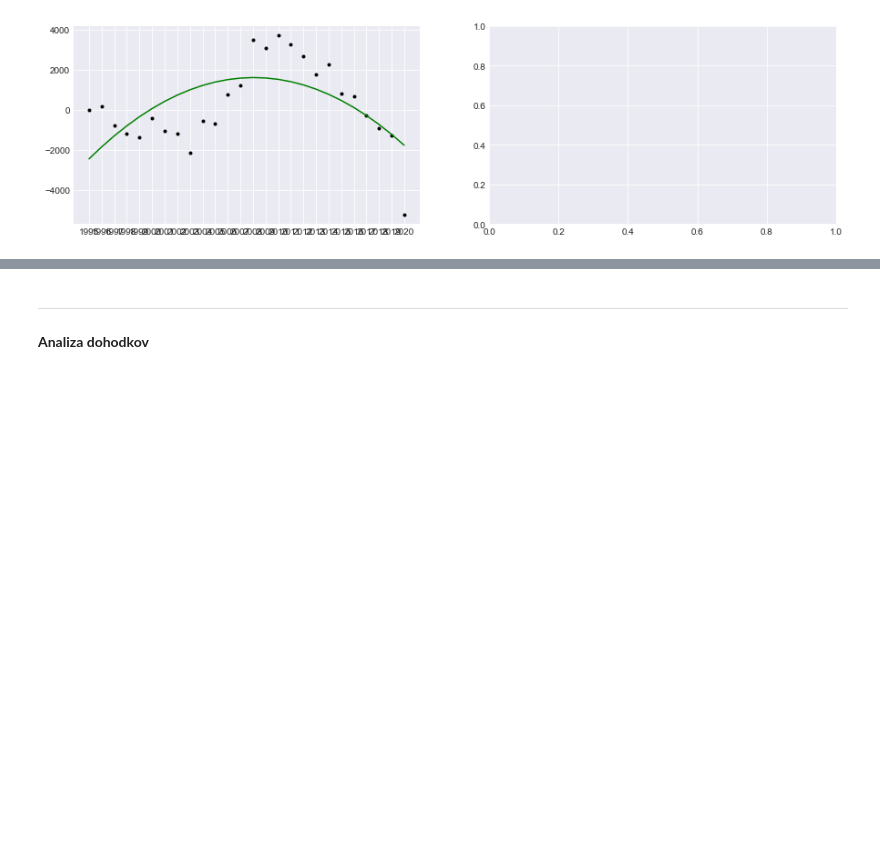
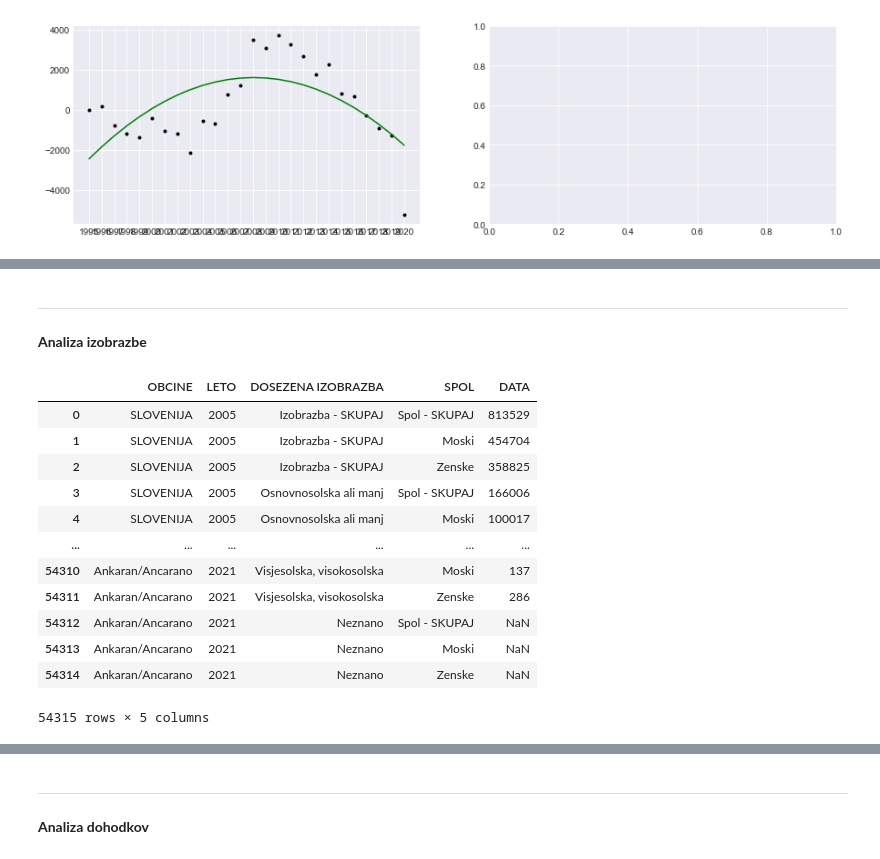
Before and after one commit to lanbiteznik/PR21LBVSKV, a Jupyter notebook: projektna.ipynb, the cells around one changed output, grey strips where cells are left out. Cells and saved outputs as stored; diff of their text form; code cells hidden in the pictures; blank space fills up the shorter version.

```diff
--- a/projektna.ipynb
+++ b/projektna.ipynb
@@ -332,0 +335,19 @@ mean_squared_error(hx, np.array(list(np_slo.values())))
+# %% [markdown]
+****
+**Analiza izobrazbe**
+# %%
+px1["DATA"]
+# %% [output]
+|  | OBCINE | LETO | DOSEZENA IZOBRAZBA | SPOL | DATA |
+| 0 | SLOVENIJA | 2005 | Izobrazba - SKUPAJ | Spol - SKUPAJ | 813529 |
+| 1 | SLOVENIJA | 2005 | Izobrazba - SKUPAJ | Moski | 454704 |
+| 2 | SLOVENIJA | 2005 | Izobrazba - SKUPAJ | Zenske | 358825 |
+| 3 | SLOVENIJA | 2005 | Osnovnosolska ali manj | Spol - SKUPAJ | 166006 |
+| 4 | SLOVENIJA | 2005 | Osnovnosolska ali manj | Moski | 100017 |
+| ... | ... | ... | ... | ... | ... |
+| 54310 | Ankaran/Ancarano | 2021 | Visjesolska, visokosolska | Moski | 137 |
+| 54311 | Ankaran/Ancarano | 2021 | Visjesolska, visokosolska | Zenske | 286 |
+| 54312 | Ankaran/Ancarano | 2021 | Neznano | Spol - SKUPAJ | NaN |
+| 54313 | Ankaran/Ancarano | 2021 | Neznano | Moski | NaN |
+| 54314 | Ankaran/Ancarano | 2021 | Neznano | Zenske | NaN |
+54315 rows × 5 columns
```
Also changed, not shown: parts of 7 cells of this notebook.
